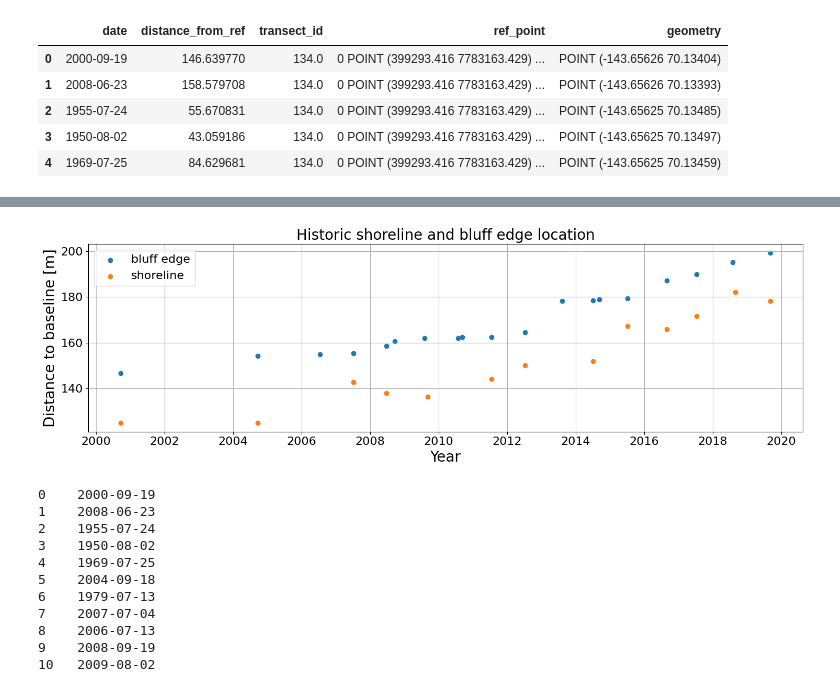
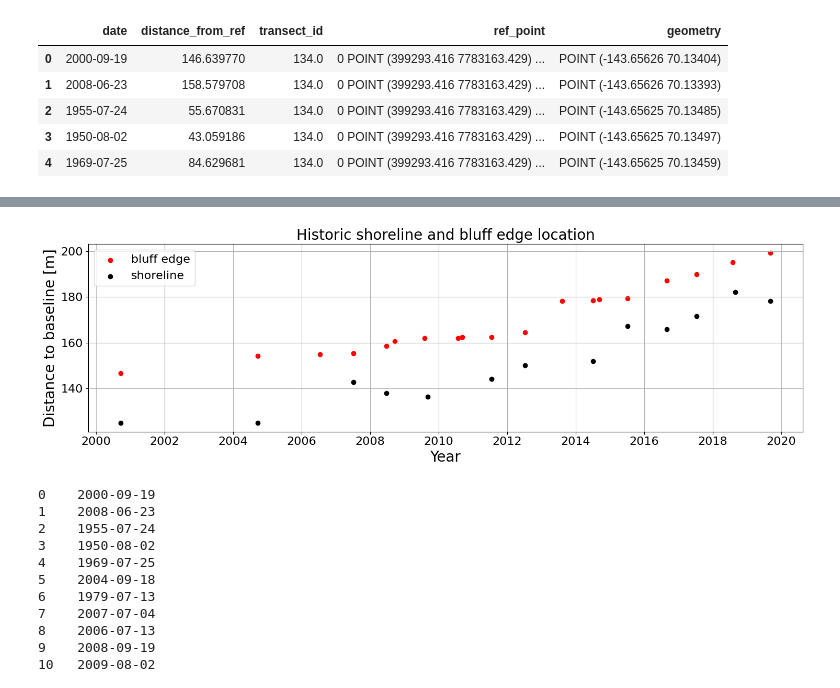
Before and after one commit to khdebruijn/thermo-morphological-model, a Jupyter notebook: database/gibbs_generate_timeseries.ipynb, the cells around one changed output, grey strips where cells are left out. Cells and saved outputs as stored; diff of their text form; code cells hidden in the pictures.

```diff
--- a/database/gibbs_generate_timeseries.ipynb
+++ b/database/gibbs_generate_timeseries.ipynb
@@ -294,31 +294,31 @@ fig.savefig(os.path.join(save_path, figname), bbox_inches='tight', facecolor='wh
 # %%
 fig, ax = plt.subplots(figsize=(15, 5))
 
 t_start, t_end = pd.Timestamp(2000, 1, 1), pd.Timestamp(2020, 1, 1)
 bluff_edges_masked = bluff_edges.loc[bluff_edges.date > t_start].loc[bluff_edges.date < t_end]
 shore_lines_masked = shore_lines.loc[shore_lines.date > t_start].loc[shore_lines.date < t_end]
 
-ax.scatter(bluff_edges_masked.date, bluff_edges_masked.distance_from_ref, label='bluff edge', color='C0')
-ax.scatter(shore_lines_masked.date, shore_lines_masked.distance_from_ref, label='shoreline', color='C1')
+ax.scatter(bluff_edges_masked.date, bluff_edges_masked.distance_from_ref, label='bluff edge', color='r')
+ax.scatter(shore_lines_masked.date, shore_lines_masked.distance_from_ref, label='shoreline', color='k')
 
 ax.set_xlabel("Year")
 ax.set_ylabel("Distance to baseline [m]")
 
 ax.grid()
 
 ax.set_title("Historic shoreline and bluff edge location")
 
 ax.legend()
 
 fig.tight_layout()
 
 save_path = Path("C:/Users/bruij_kn/OneDrive - Stichting Deltares/Documents/GitHub/msc-thesis/Figures/Python")
 
 figname = 'retreat_rates_data.png'
 
 plt.savefig(os.path.join(save_path, figname), bbox_inches='tight', facecolor='white', transparent=False)
 # %% [output]
-[figure, old version]
+[figure, new version]
 # %%
 print(bluff_edges.date)
 # %% [output]
```
Also changed, not shown: parts of 3 cells of this notebook, 4 other files.
